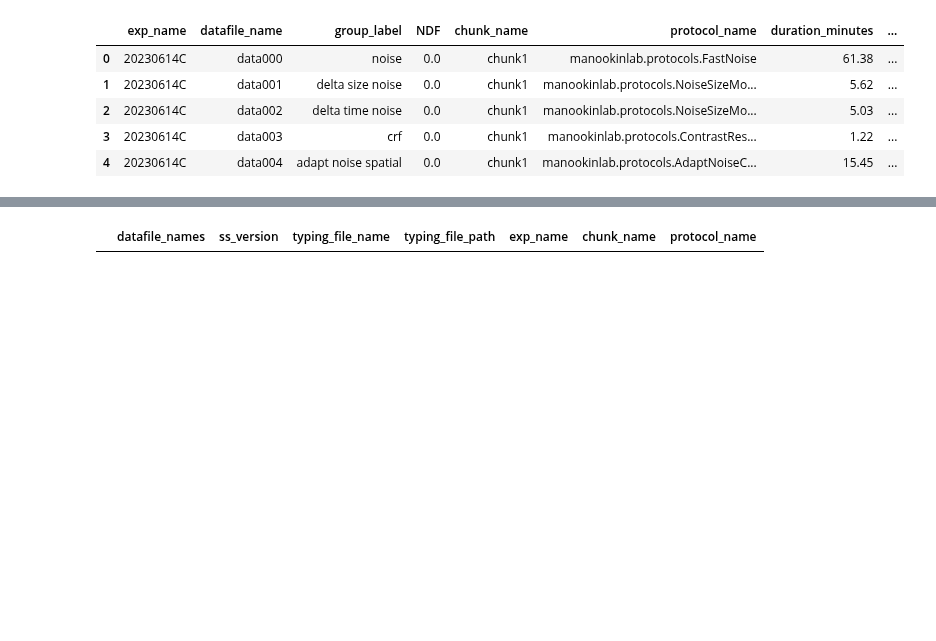
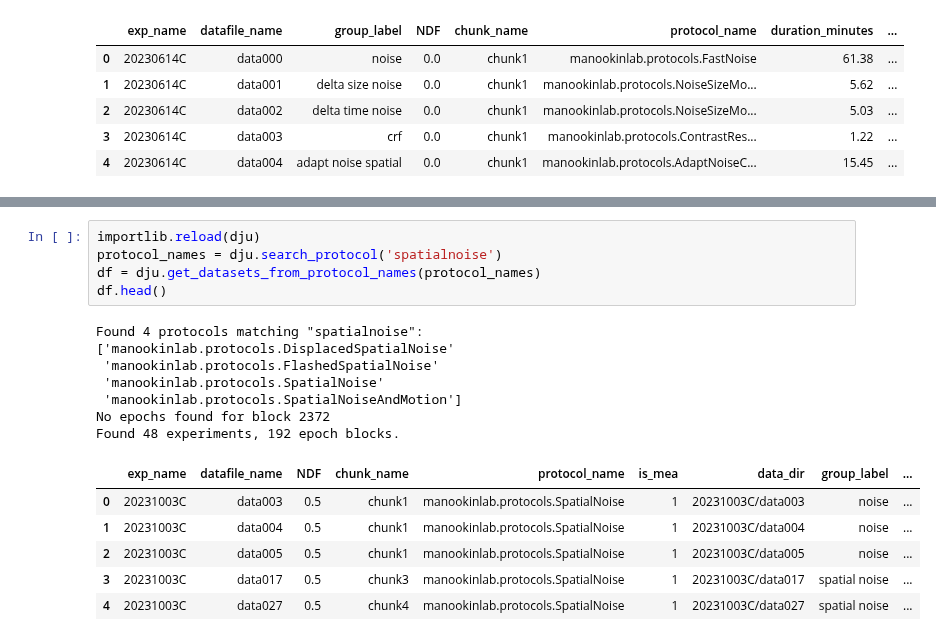
Before and after one commit to DRezeanu/retinanalysis, a Jupyter notebook: nbs/query_test.ipynb, the cells around one changed output, grey strips where cells are left out. Cells and saved outputs as stored; diff of their text form; blank space fills up the shorter version.

Commit message:
Sometimes a block doesn't have any epochs, kinda odd

```diff
--- a/nbs/query_test.ipynb
+++ b/nbs/query_test.ipynb
@@ -77,5 +77,21 @@ Found 1 cell typing file(s) for chunk2
 |  | exp_name | datafile_names | chunk_name | protocol_name | ss_version | typing_file_name | typing_file_path |
 | 0 | 20230614C | [data012] | chunk2 | manookinlab.protocols.FastNoise | kilosort2 | kilosort2.classification-FMR.txt | /Volumes/data-1/analysis/20230614... |
 # %%
+importlib.reload(dju)
+protocol_names = dju.search_protocol('spatialnoise')
+df = dju.get_datasets_from_protocol_names(protocol_names)
+df.head()
 # %% [output]
+Found 4 protocols matching "spatialnoise":
+['manookinlab.protocols.DisplacedSpatialNoise'
+ 'manookinlab.protocols.FlashedSpatialNoise'
+ 'manookinlab.protocols.SpatialNoise'
+ 'manookinlab.protocols.SpatialNoiseAndMotion']
+No epochs found for block 2372
+Found 48 experiments, 192 epoch blocks.
-|  | datafile_names | ss_version | typing_file_name | typing_file_path | exp_name | chunk_name | protocol_name |
+|  | exp_name | datafile_name | NDF | chunk_name | protocol_name | is_mea | data_dir | group_label | ... |
+| 0 | 20231003C | data003 | 0.5 | chunk1 | manookinlab.protocols.SpatialNoise | 1 | 20231003C/data003 | noise | ... |
+| 1 | 20231003C | data004 | 0.5 | chunk1 | manookinlab.protocols.SpatialNoise | 1 | 20231003C/data004 | noise | ... |
+| 2 | 20231003C | data005 | 0.5 | chunk1 | manookinlab.protocols.SpatialNoise | 1 | 20231003C/data005 | noise | ... |
+| 3 | 20231003C | data017 | 0.5 | chunk3 | manookinlab.protocols.SpatialNoise | 1 | 20231003C/data017 | spatial noise | ... |
+| 4 | 20231003C | data027 | 0.5 | chunk4 | manookinlab.protocols.SpatialNoise | 1 | 20231003C/data027 | spatial noise | ... |
```
Also changed, not shown: parts of 5 cells of this notebook, 1 other file.
